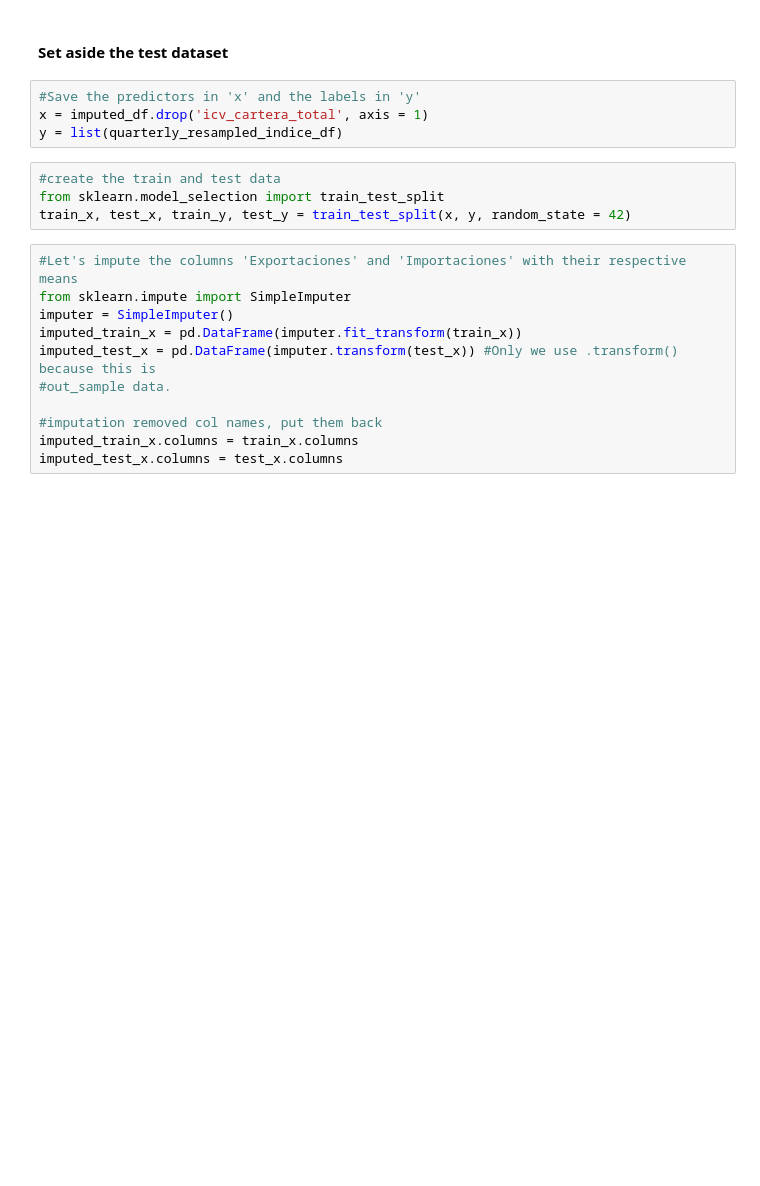
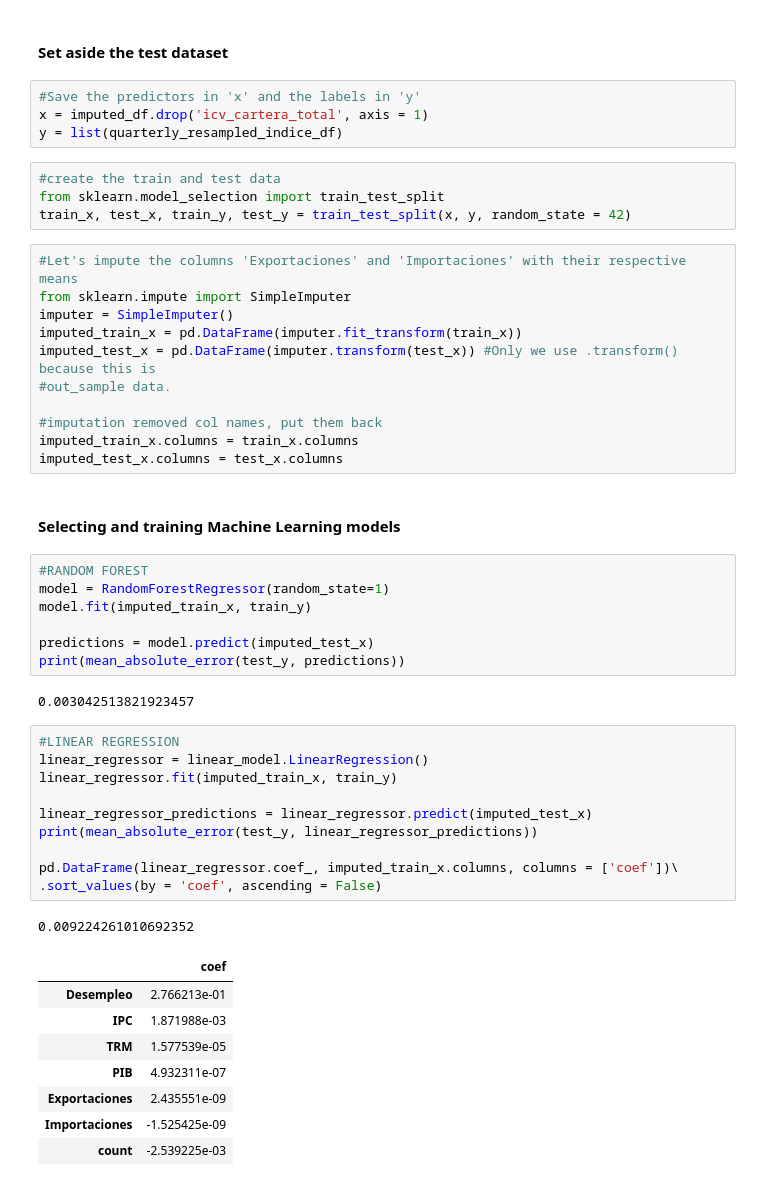
Before and after one commit to HijoBejuco/Time_Series_Predictors, a Jupyter notebook: models.ipynb, the cells around one changed output. Cells and saved outputs as stored; diff of their text form; blank space fills up the shorter version.

```diff
--- a/models.ipynb
+++ b/models.ipynb
@@ -173,3 +166,34 @@ imputed_test_x = pd.DataFrame(imputer.transform(test_x)) #Only we use .transform
 #imputation removed col names, put them back
 imputed_train_x.columns = train_x.columns
 imputed_test_x.columns = test_x.columns
+# %% [markdown]
+#### Selecting and training Machine Learning models
+# %%
+#RANDOM FOREST
+model = RandomForestRegressor(random_state=1)
+model.fit(imputed_train_x, train_y)
+
+predictions = model.predict(imputed_test_x)
+print(mean_absolute_error(test_y, predictions))
+# %% [output]
+0.003042513821923457
+# %%
+#LINEAR REGRESSION
+linear_regressor = linear_model.LinearRegression()
+linear_regressor.fit(imputed_train_x, train_y)
+
+linear_regressor_predictions = linear_regressor.predict(imputed_test_x)
+print(mean_absolute_error(test_y, linear_regressor_predictions))
+
+pd.DataFrame(linear_regressor.coef_, imputed_train_x.columns, columns = ['coef'])\
+.sort_values(by = 'coef', ascending = False)
+# %% [output]
+0.009224261010692352
+|  | coef |
+| Desempleo | 2.766213e-01 |
+| IPC | 1.871988e-03 |
+| TRM | 1.577539e-05 |
+| PIB | 4.932311e-07 |
+| Exportaciones | 2.435551e-09 |
+| Importaciones | -1.525425e-09 |
+| count | -2.539225e-03 |
```
Also changed, not shown: parts of 4 cells of this notebook, 1 other file.
